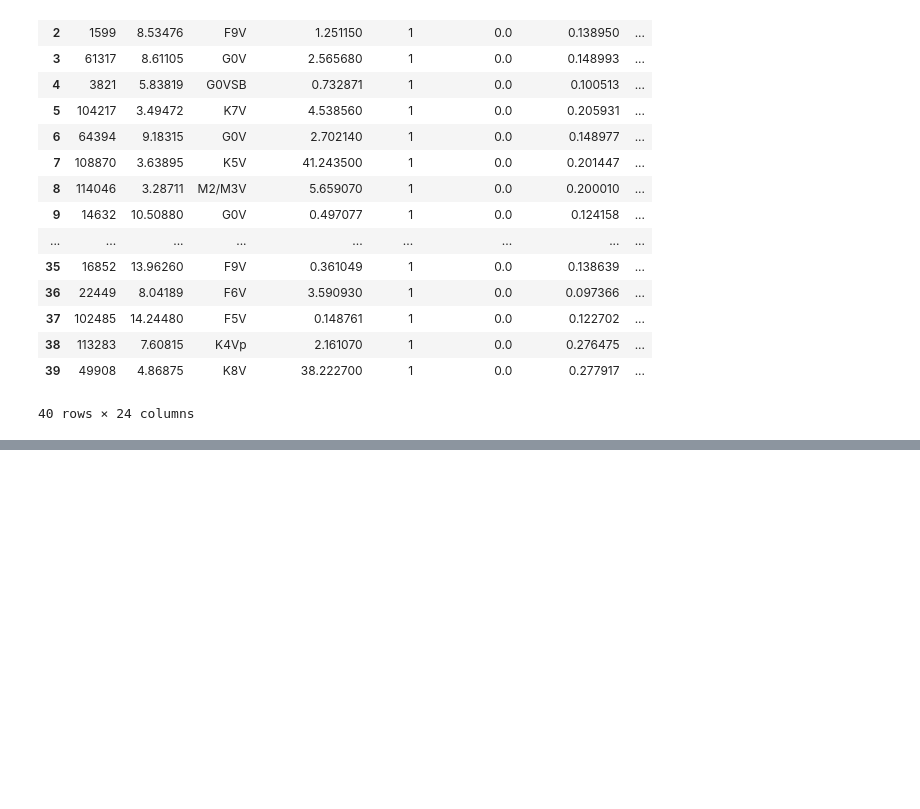
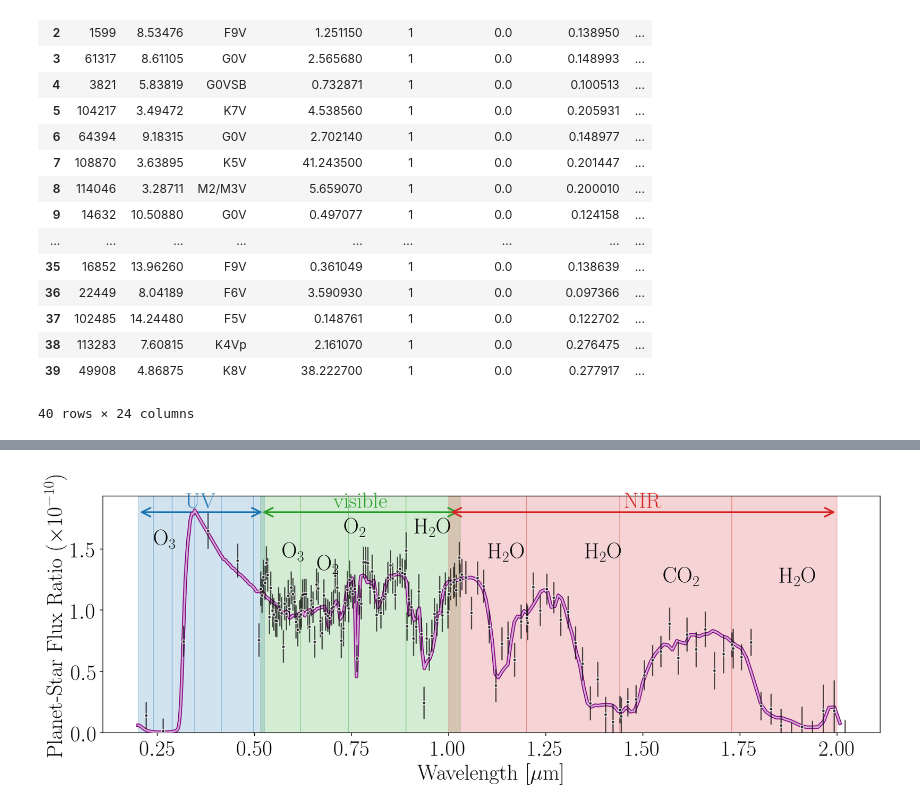
Before and after one commit to jlustigy/luvoir_hec_drm, a Jupyter notebook: notebooks/luvoir_char_biased_draw.ipynb, the cells around one changed output, grey strips where cells are left out. Drawn from its saved outputs; the diff is of its cells as text; code cells hidden in the pictures; blank space fills up the shorter version.

Commit message:
updates including (1) channel-dependent bandwidth; (2) LBTI exozodi levels; (3) DRM result comparisons

```diff
--- a/notebooks/luvoir_char_biased_draw.ipynb
+++ b/notebooks/luvoir_char_biased_draw.ipynb
@@ -389,0 +512,8 @@ df.head(n=40)
+# %%
+# Get list
+comparison_stars = gen_comparison_catalog(architecture="A")
+
+# Remove the exo-zodi
+comparison_stars.pop("nez")
+
+comparison_stars.keys()
@@ -389,0 +523,21 @@ df.head(n=40)
+# %%
+# Create LUVOIR DRM
+drmx = spectroscopy.HEC_DRM(
+    wantSNR = 8.5,
+    wantexp = 365.,
+    Ahr_flat = 0.20,
+    eta_int = 0.1,
+    bandwidth = 0.2,
+    architecture = "A",
+    telescope_mods = {}
+)
+
+# Set new stellar catalog
+drmx.STARS = comparison_stars
+
+# Calculate table of exposure times
+drmx.generate_exptime_table()
+# %%
+fig, ax = drmx.plot_observed_spectrum()
+# %% [output]
+[figure, added]
```
Also changed, not shown: parts of 22 cells of this notebook, 3 other files.
